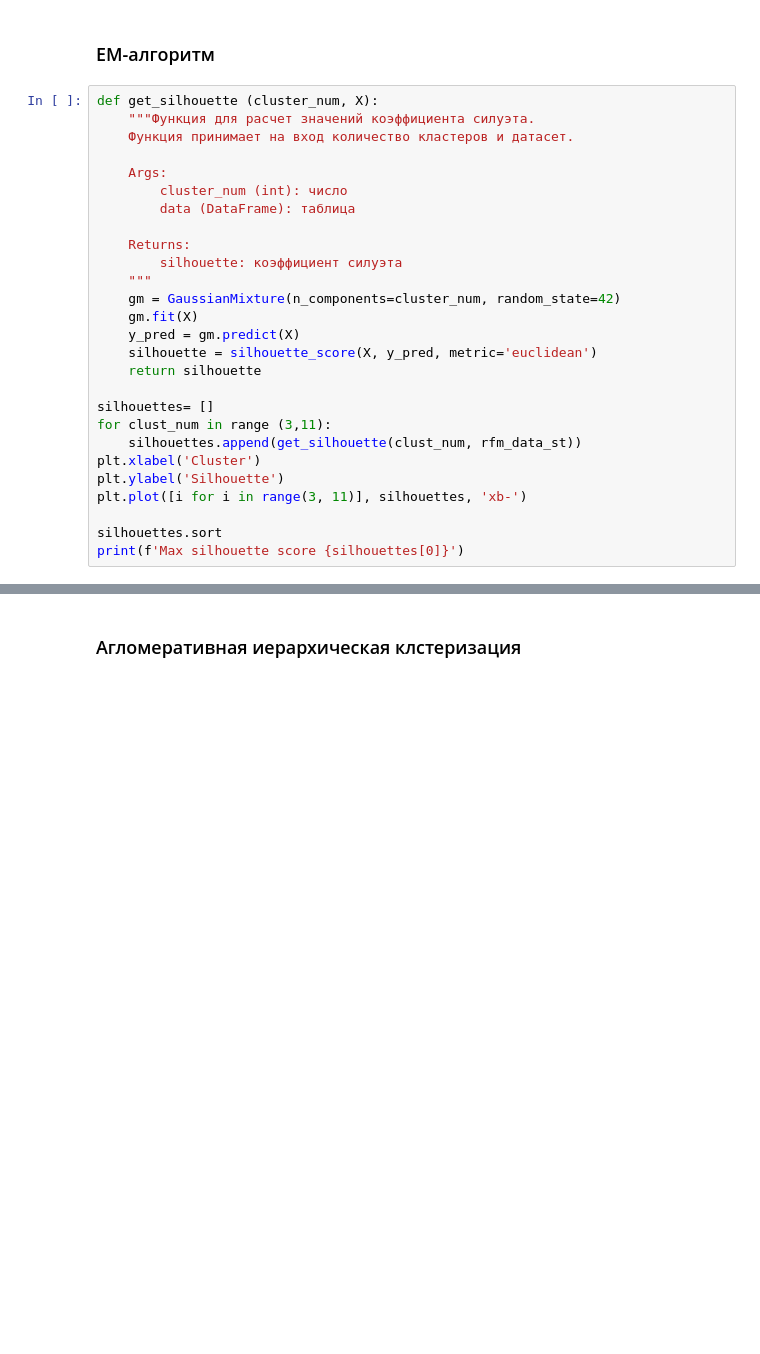
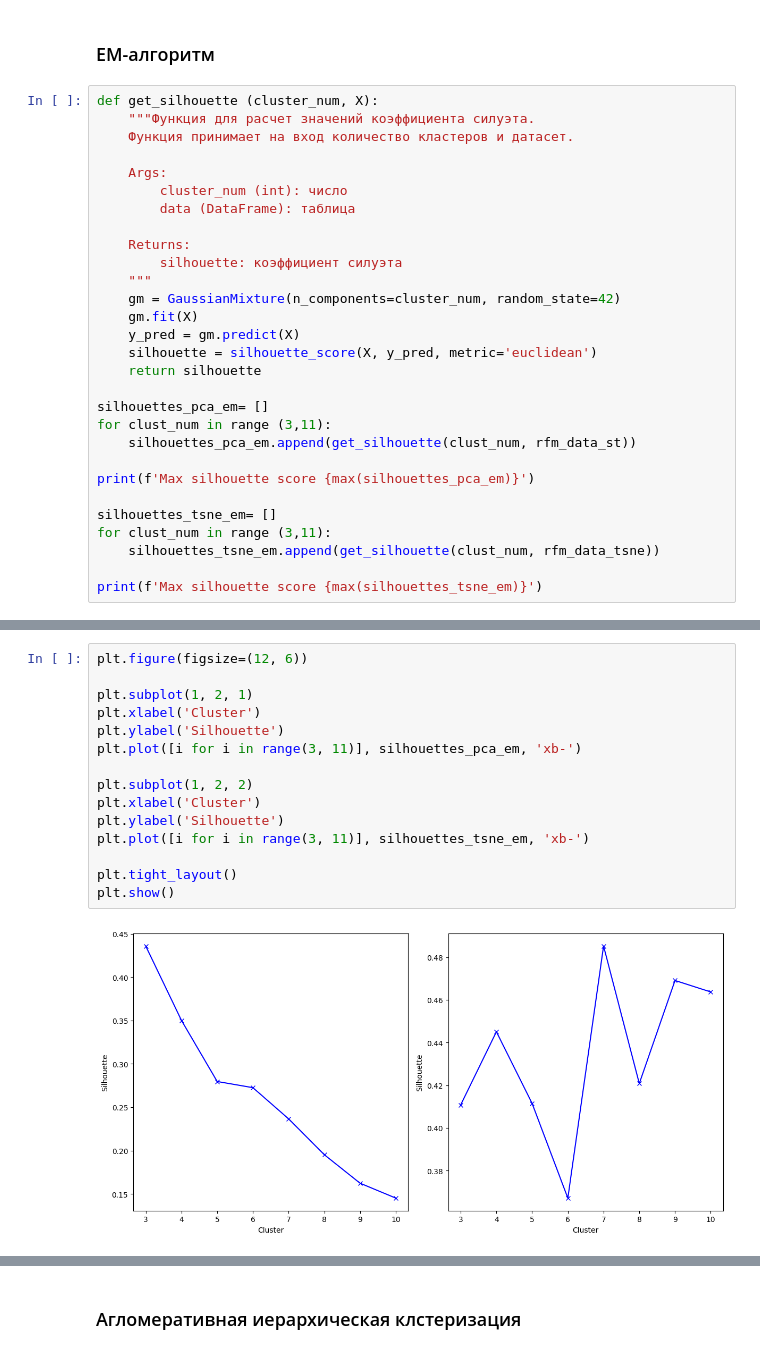
Before and after one commit to LNarnia/new_DS, a Jupyter notebook: Skillfactory/project_6/PROJECT-6._Сегментация_клиентов_онлайн-магазина.ipynb, the cells around one changed output, grey strips where cells are left out. Cells and saved outputs as stored; diff of their text form; blank space fills up the shorter version.

```diff
--- a/Skillfactory/project_6/PROJECT-6._Сегментация_клиентов_онлайн-магазина.ipynb
+++ b/Skillfactory/project_6/PROJECT-6._Сегментация_клиентов_онлайн-магазина.ipynb
@@ -712,13 +782,15 @@ def get_silhouette (cluster_num, X):
     silhouette = silhouette_score(X, y_pred, metric='euclidean')
     return silhouette
 
-silhouettes= []
+silhouettes_pca_em= []
 for clust_num in range (3,11):
-    silhouettes.append(get_silhouette(clust_num, rfm_data_st))
-plt.xlabel('Cluster')
-plt.ylabel('Silhouette')
-plt.plot([i for i in range(3, 11)], silhouettes, 'xb-')
+    silhouettes_pca_em.append(get_silhouette(clust_num, rfm_data_st))
 
-silhouettes.sort
-print(f'Max silhouette score {silhouettes[0]}')
+print(f'Max silhouette score {max(silhouettes_pca_em)}')
+
+silhouettes_tsne_em= []
+for clust_num in range (3,11):
+    silhouettes_tsne_em.append(get_silhouette(clust_num, rfm_data_tsne))
+
+print(f'Max silhouette score {max(silhouettes_tsne_em)}')
 # %% [output]
@@ -727 +799,18 @@ Max silhouette score 0.4358290663917997
+# %%
+plt.figure(figsize=(12, 6))
+
+plt.subplot(1, 2, 1)
+plt.xlabel('Cluster')
+plt.ylabel('Silhouette')
+plt.plot([i for i in range(3, 11)], silhouettes_pca_em, 'xb-')
+
+plt.subplot(1, 2, 2)
+plt.xlabel('Cluster')
+plt.ylabel('Silhouette')
+plt.plot([i for i in range(3, 11)], silhouettes_tsne_em, 'xb-')
+
+plt.tight_layout()
+plt.show()
+# %% [output]
+[figure, added]
 # %% [markdown]
```
Also changed, not shown: parts of 33 cells of this notebook, 1 other file.
